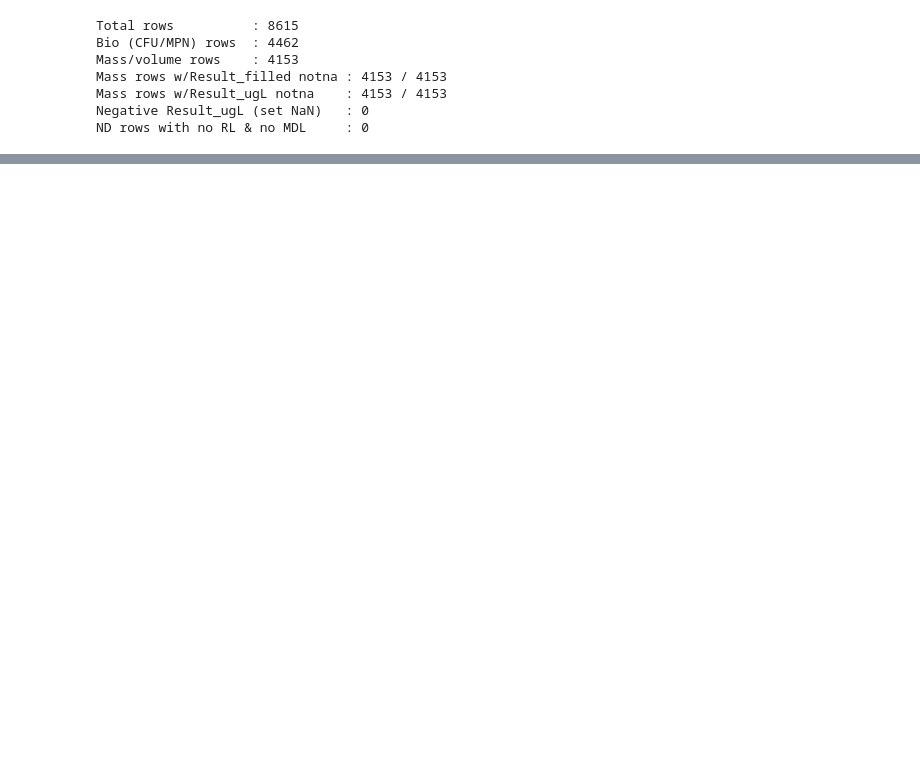
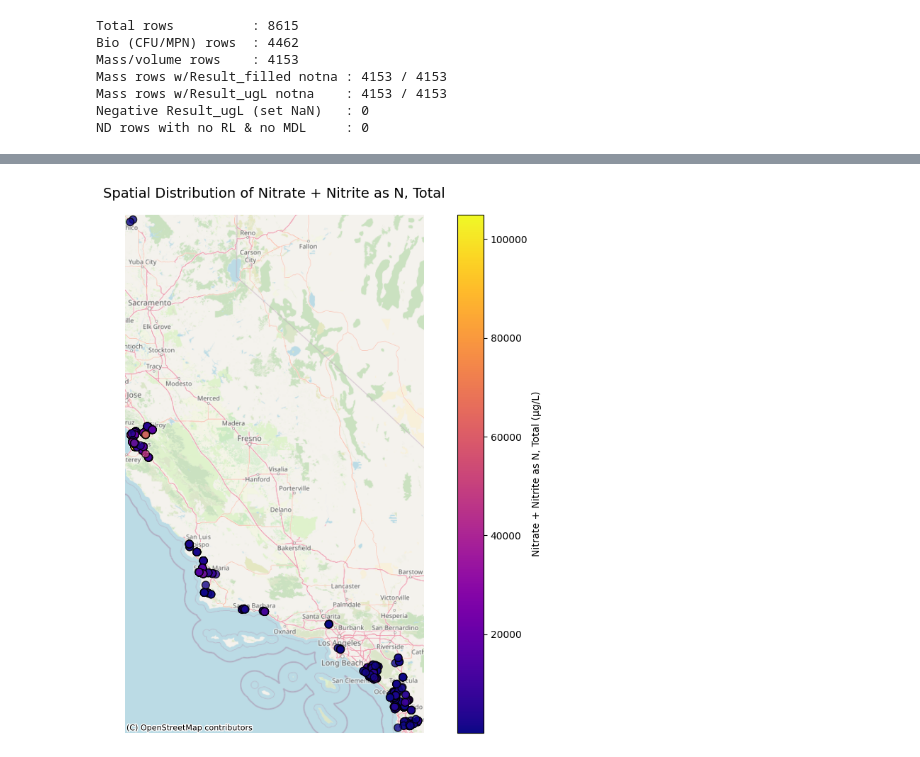
Before and after one commit to dgutiluns/water-anomaly-ca, a Jupyter notebook: cleaning_sample_and_streamcat.ipynb, the cells around one changed output, grey strips where cells are left out. Saved outputs shown, nothing was run; the diff lists cells and outputs as text; code cells hidden in the pictures; blank space fills up the shorter version.

```diff
--- a/cleaning_sample_and_streamcat.ipynb
+++ b/cleaning_sample_and_streamcat.ipynb
@@ -453,0 +813,57 @@ plt.show()
+# %%
+import geopandas as gpd
+import contextily as ctx
+import matplotlib.pyplot as plt
+
+# Choose analyte to map
+analyte_to_plot = "Nitrate + Nitrite as N, Total"
+
+# Filter for valid coordinates
+subset = df_clean_for_merge[
+    (df_clean_for_merge['Analyte'] == analyte_to_plot) &
+    (df_clean_for_merge['Latitude'] > 0) &
+    (df_clean_for_merge['Longitude'] < 0)
+].copy()
+
+# Convert to GeoDataFrame
+gdf = gpd.GeoDataFrame(
+    subset,
+    geometry=gpd.points_from_xy(subset['Longitude'], subset['Latitude']),
+    crs="EPSG:4326"  # lat/lon
+)
+
+# Convert to Web Mercator for basemap compatibility
+gdf = gdf.to_crs(epsg=3857)
+
+# Plot
+fig, ax = plt.subplots(figsize=(10, 8))
+gdf.plot(
+    ax=ax,
+    column='Result_ugL',
+    cmap='plasma',
+    markersize=60,
+    #norm=LogNorm(vmin=result_df['Result_ugL'].min()+1e-3, vmax=result_df['Result_ugL'].max()),
+    alpha=0.8,
+    edgecolor='k',
+    legend=True,
+    legend_kwds={'label': f"{analyte_to_plot} (µg/L)"}
+)
+
+# ✅ Add basemap (OpenStreetMap fallback)
+try:
+    ctx.add_basemap(ax, source=ctx.providers.OpenStreetMap.Mapnik, alpha=0.8)
+except Exception as e:
+    print(f"Basemap error ({e}), using default tiles.")
+    ctx.add_basemap(ax, alpha=0.8)
+
+# Zoom to data
+ax.set_xlim(gdf.total_bounds[0] - 10000, gdf.total_bounds[2] + 10000)
+ax.set_ylim(gdf.total_bounds[1] - 10000, gdf.total_bounds[3] + 10000)
+
+# Style
+ax.set_title(f"Spatial Distribution of {analyte_to_plot}", fontsize=14)
+ax.set_axis_off()
+plt.tight_layout()
+plt.show()
+# %% [output]
+[figure, added]
```
Also changed, not shown: parts of 31 cells of this notebook.
